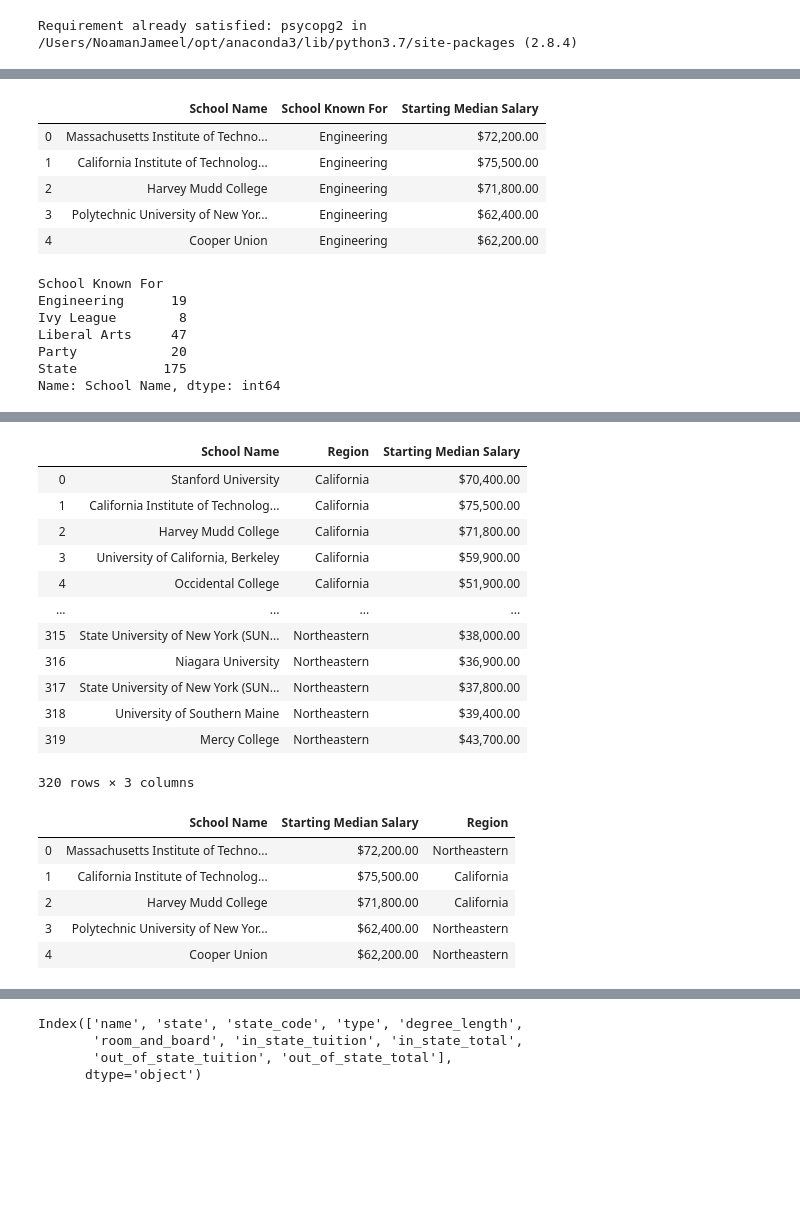
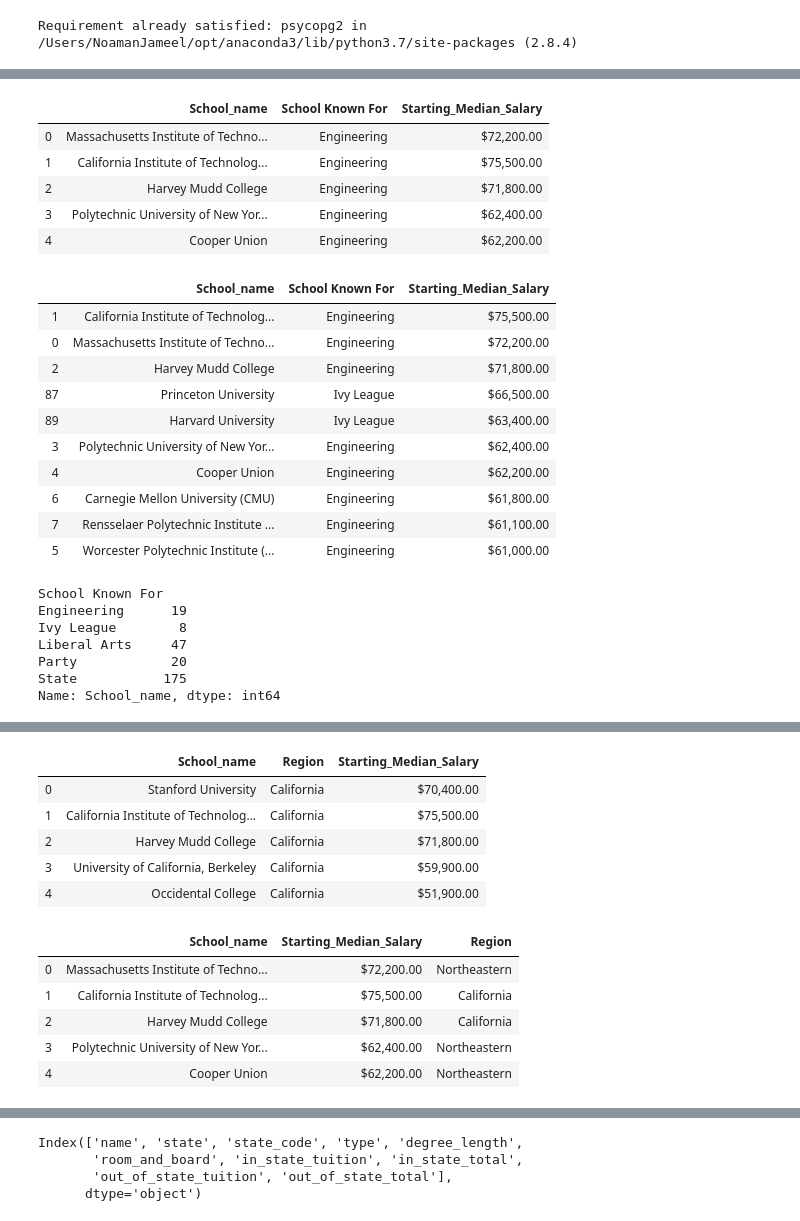
Before and after one commit to njameel632/ETL---Project, a Jupyter notebook: ETL Project.ipynb, the cells around one changed output, grey strips where cells are left out. Cells and saved outputs as stored; diff of their text form; code cells hidden in the pictures; blank space fills up the shorter version.

```diff
--- a/ETL Project.ipynb
+++ b/ETL Project.ipynb
@@ -27,19 +27,36 @@ salaries_college_data.head()
 ## Dropping Columns to Inlcude only Starting & Mid-Career Salaries
 
 new_salaries_college = salaries_college_data[['School Name','School Type','Starting Median Salary']]
-new_salaries_college = new_salaries_college.rename(columns={'School Type': 'School Known For'})
+new_salaries_college = new_salaries_college.rename(columns={'School Name':'School_name','School Type': 'School Known For', 'Starting Median Salary': 'Starting_Median_Salary'})
 new_salaries_college.head()
 # %% [output]
-|  | School Name | School Known For | Starting Median Salary |
+|  | School_name | School Known For | Starting_Median_Salary |
 | 0 | Massachusetts Institute of Techno... | Engineering | $72,200.00 |
 | 1 | California Institute of Technolog... | Engineering | $75,500.00 |
 | 2 | Harvey Mudd College | Engineering | $71,800.00 |
 | 3 | Polytechnic University of New Yor... | Engineering | $62,400.00 |
 | 4 | Cooper Union | Engineering | $62,200.00 |
+# %%
+## Schools with Highest Median salary
+
+highest_salary = new_salaries_college.sort_values(by='Starting_Median_Salary', ascending=False)
+highest_salary.head(10)
+# %% [output]
+|  | School_name | School Known For | Starting_Median_Salary |
+| 1 | California Institute of Technolog... | Engineering | $75,500.00 |
+| 0 | Massachusetts Institute of Techno... | Engineering | $72,200.00 |
+| 2 | Harvey Mudd College | Engineering | $71,800.00 |
+| 87 | Princeton University | Ivy League | $66,500.00 |
+| 89 | Harvard University | Ivy League | $63,400.00 |
+| 3 | Polytechnic University of New Yor... | Engineering | $62,400.00 |
+| 4 | Cooper Union | Engineering | $62,200.00 |
+| 6 | Carnegie Mellon University (CMU) | Engineering | $61,800.00 |
+| 7 | Rensselaer Polytechnic Institute ... | Engineering | $61,100.00 |
+| 5 | Worcester Polytechnic Institute (... | Engineering | $61,000.00 |
 # %%
 # Grouping College By Types
 
-college_type = new_salaries_college.groupby(['School Known For']).count()['School Name']
+college_type = new_salaries_college.groupby(['School Known For']).count()['School_name']
 college_type
 # %% [output]
 School Known For
@@ -48,7 +65,7 @@ Ivy League        8
 Liberal Arts     47
 Party            20
 State           175
-Name: School Name, dtype: int64
+Name: School_name, dtype: int64
 # %%
 ## Loading 2nd Dataset Salaries By region
 
@@ -65,32 +82,26 @@ salaries_region_data.head()
 # %%
 ## Replacing NaN with N/A // Dropping Columns to Inlcude only Starung & Mid-Career Salary
 
 salaries_region_data.fillna('N/A')
 new_salaries_region = salaries_region_data[['School Name','Region','Starting Median Salary']]
-new_salaries_region
+new_salaries_region = new_salaries_region.rename(columns={'School Name':'School_name', 'Starting Median Salary':'Starting_Median_Salary'})
+new_salaries_region.head()
 # %% [output]
-|  | School Name | Region | Starting Median Salary |
+|  | School_name | Region | Starting_Median_Salary |
 | 0 | Stanford University | California | $70,400.00 |
 | 1 | California Institute of Technolog... | California | $75,500.00 |
 | 2 | Harvey Mudd College | California | $71,800.00 |
 | 3 | University of California, Berkeley | California | $59,900.00 |
 | 4 | Occidental College | California | $51,900.00 |
-| ... | ... | ... | ... |
-| 315 | State University of New York (SUN... | Northeastern | $38,000.00 |
-| 316 | Niagara University | Northeastern | $36,900.00 |
-| 317 | State University of New York (SUN... | Northeastern | $37,800.00 |
-| 318 | University of Southern Maine | Northeastern | $39,400.00 |
-| 319 | Mercy College | Northeastern | $43,700.00 |
-320 rows × 3 columns
 # %%
-## Merging 2 Datasets using key as School Name
+## Merging 2 datasets
 
-salaries_college_region = pd.merge(new_salaries_college, new_salaries_region, on='School Name', how='left')
-salaries_college_region = salaries_college_region[['School Name', 'Starting Median Salary_x', 'Region']]
-salaries_college_region = salaries_college_region.rename(columns={'Starting Median Salary_x':'Starting Median Salary'})
+salaries_college_region = pd.merge(new_salaries_college, new_salaries_region, on='School_name', how='left')
+salaries_college_region = salaries_college_region[['School_name','Starting_Median_Salary_x','Region']]
+salaries_college_region = salaries_college_region.rename(columns={'Starting_Median_Salary_x':'Starting_Median_Salary'})
 salaries_college_region.head()
 # %% [output]
-|  | School Name | Starting Median Salary | Region |
+|  | School_name | Starting_Median_Salary | Region |
 | 0 | Massachusetts Institute of Techno... | $72,200.00 | Northeastern |
 | 1 | California Institute of Technolog... | $75,500.00 | California |
 | 2 | Harvey Mudd College | $71,800.00 | California |
```
Also changed, not shown: parts of 11 cells of this notebook, 6 other files.
